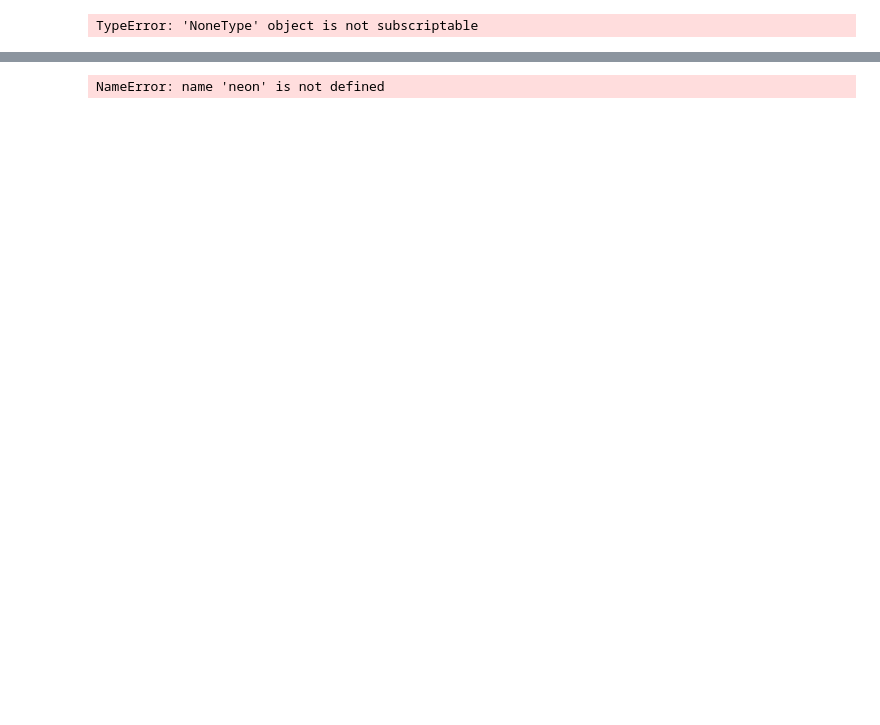
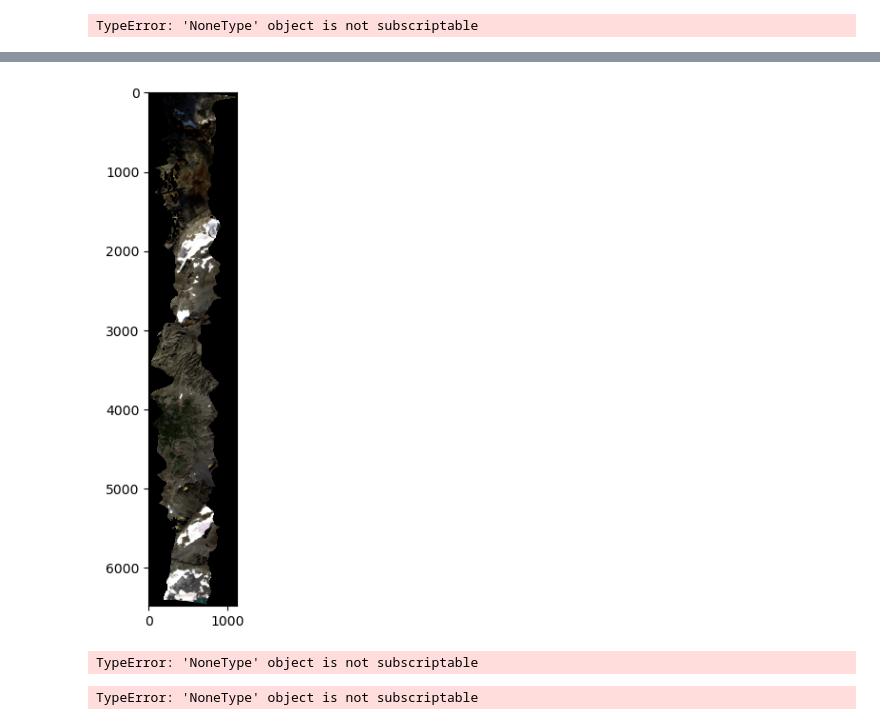
Before and after one commit to earthlab/cross-sensor-cal, a Jupyter notebook: diagnostic_plots.ipynb, the cells around one changed output, grey strips where cells are left out. Drawn from its saved outputs; the diff is of its cells as text; code cells hidden in the pictures; blank space fills up the shorter version.

```diff
--- a/diagnostic_plots.ipynb
+++ b/diagnostic_plots.ipynb
@@ -103,10 +113,16 @@ TypeError: 'NoneType' object is not subscriptable
+# %%
+show_rgb(envi, correct = ['topo','brdf'])
+# %% [output]
+[figure, added]
+# %%
+envi.get_wave(1450, corrections= ['topo', 'brdf'])
+# %% [output]
+TypeError: 'NoneType' object is not subscriptable
 # %%
-data = np.copy(neon.get_anc('sensor_zn', radians = False))
-
-data[~neon.mask['no_data']] = np.nan
-
-plt.matshow(data)
+difference = envi.get_wave(1450) - envi.get_wave(1450,corrections= ['topo',
+                                                                  'brdf'])
+plt.matshow(difference)
 # %% [output]
-NameError: name 'neon' is not defined
+TypeError: 'NoneType' object is not subscriptable
 # %%
 outwaves = [x for x in range(450,2500,25)]
```
Also changed, not shown: parts of 18 cells of this notebook.
